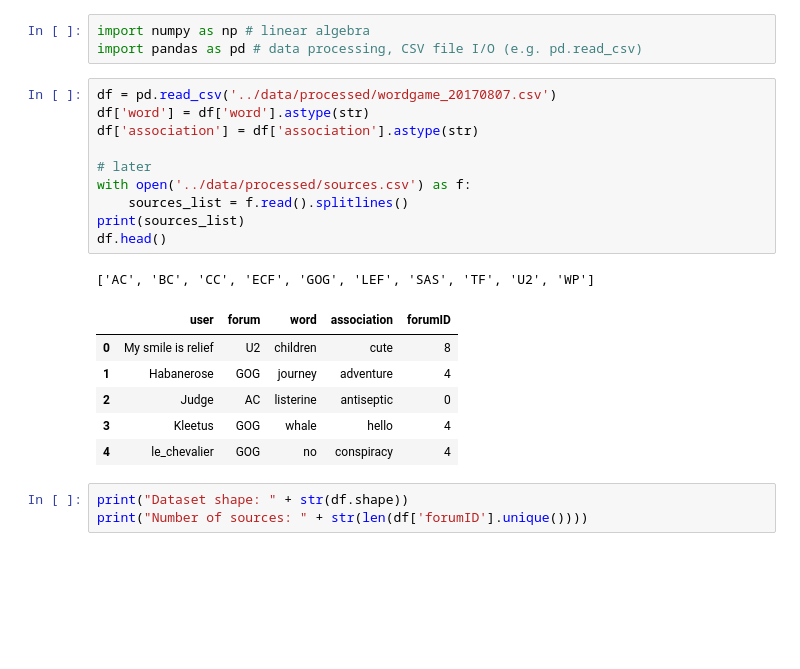
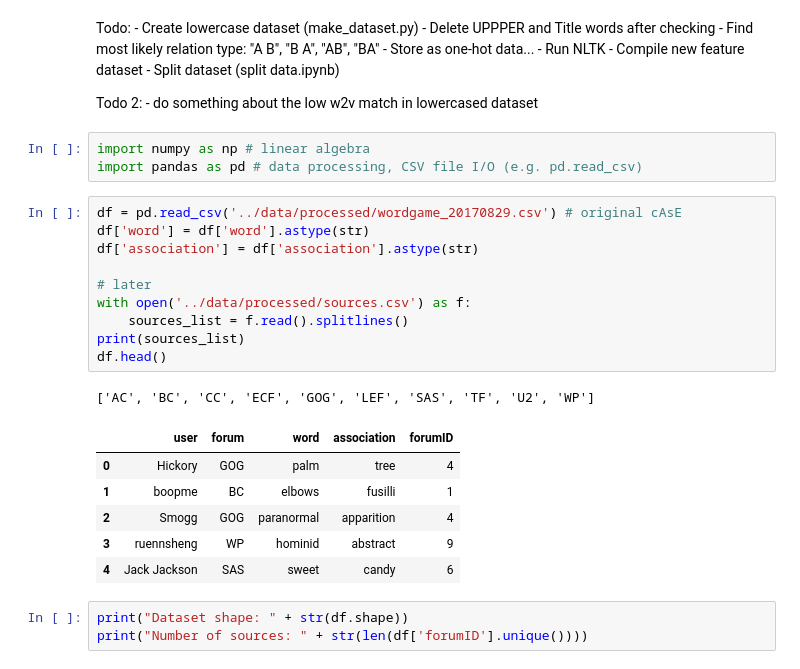
Before and after one commit to louweal/wordgame, a Jupyter notebook: notebooks/Feature Extraction.ipynb, the cells around one changed output. Drawn from its saved outputs; the diff is of its cells as text; blank space fills up the shorter version.

```diff
--- a/notebooks/Feature Extraction.ipynb
+++ b/notebooks/Feature Extraction.ipynb
@@ -1,24 +1,37 @@
+# %% [markdown]
+Todo:
+    - Create lowercase dataset (make_dataset.py)
+    - Delete UPPPER and Title words after checking
+    - Find most likely relation type: "A B", "B A", "AB", "BA"
+    - Store as one-hot data...
+    - Run NLTK
+    - Compile new feature dataset
+    - Split dataset (split data.ipynb)
+
+
+Todo 2:
+    - do something about the low w2v match in lowercased dataset
 # %%
 import numpy as np # linear algebra
 import pandas as pd # data processing, CSV file I/O (e.g. pd.read_csv)
 # %%
-df = pd.read_csv('../data/processed/wordgame_20170807.csv')
+df = pd.read_csv('../data/processed/wordgame_20170829.csv') # original cAsE
 df['word'] = df['word'].astype(str)
 df['association'] = df['association'].astype(str)
 
 # later
 with open('../data/processed/sources.csv') as f:
     sources_list = f.read().splitlines()
 print(sources_list)
 df.head()
 # %% [output]
 ['AC', 'BC', 'CC', 'ECF', 'GOG', 'LEF', 'SAS', 'TF', 'U2', 'WP']
 |  | user | forum | word | association | forumID |
-| 0 | My smile is relief | U2 | children | cute | 8 |
-| 1 | Habanerose | GOG | journey | adventure | 4 |
-| 2 | Judge | AC | listerine | antiseptic | 0 |
-| 3 | Kleetus | GOG | whale | hello | 4 |
-| 4 | le_chevalier | GOG | no | conspiracy | 4 |
+| 0 | Hickory | GOG | palm | tree | 4 |
+| 1 | boopme | BC | elbows | fusilli | 1 |
+| 2 | Smogg | GOG | paranormal | apparition | 4 |
+| 3 | ruennsheng | WP | hominid | abstract | 9 |
+| 4 | Jack Jackson | SAS | sweet | candy | 6 |
 # %%
 print("Dataset shape: " + str(df.shape))
 print("Number of sources: " + str(len(df['forumID'].unique())))
```
Also changed, not shown: parts of 29 cells of this notebook, 3 other files.
